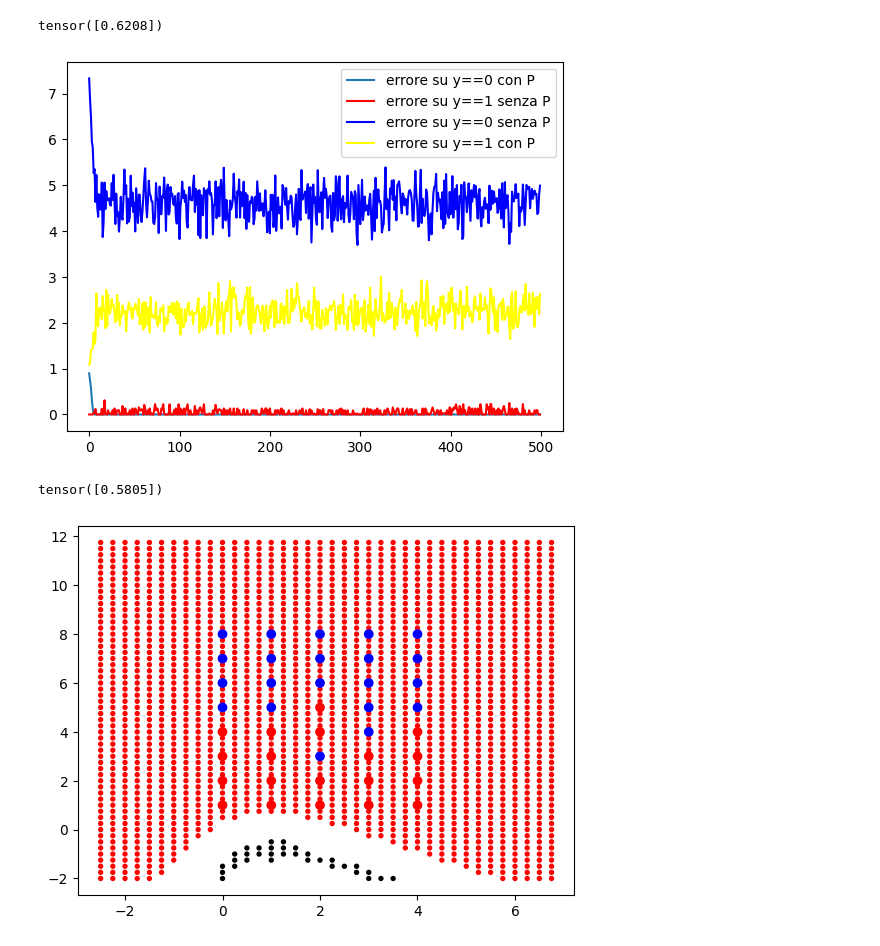
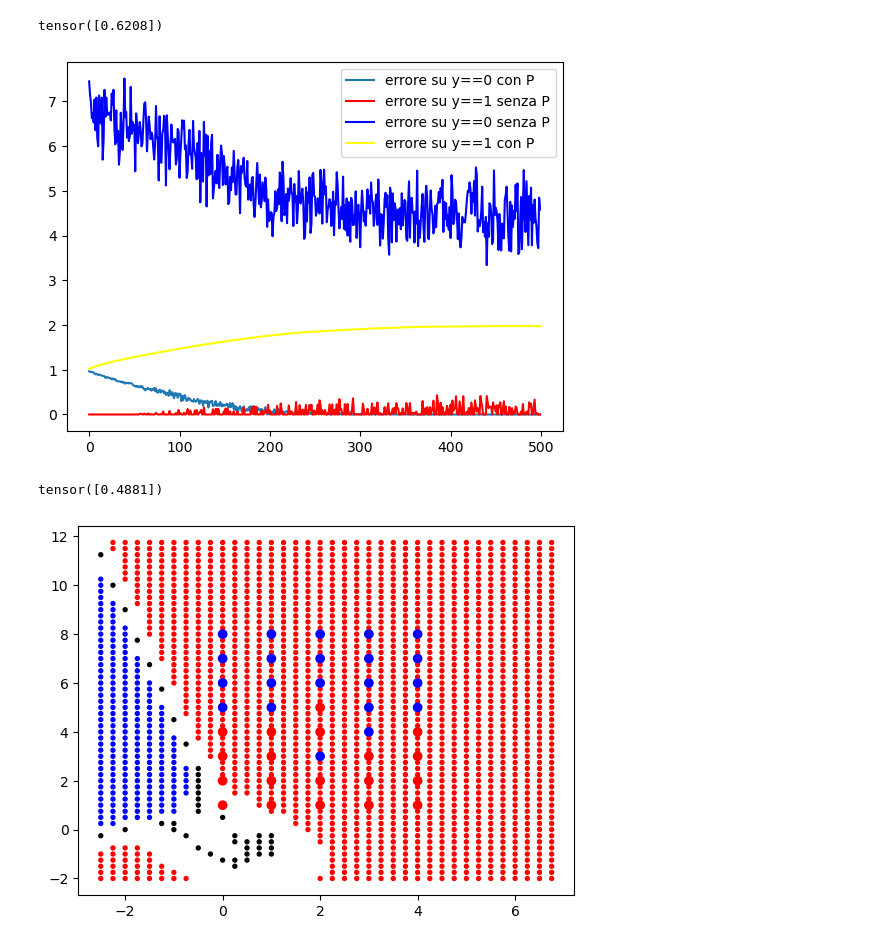
Before and after one commit to PatatoBy/SEAI, a Jupyter notebook: mf_2.4 hinge.ipynb, the cells around one changed output. Drawn from its saved outputs; the diff is of its cells as text; code cells hidden in the pictures.

```diff
--- a/mf_2.4 hinge.ipynb
+++ b/mf_2.4 hinge.ipynb
@@ -237,35 +237,35 @@ tensor([0.6208])
 # %%
 #TRAIN FASE 2
 
 err = []
 err_L1 = []
 err_L2 = []
 err_L1_withP = []
 modello.generate_orthogonal_base(dl1)
 
 
 
 for _ in range(500):
-    e = modello.train(dl0, 'L2',train_W1=True)
+    e = modello.train(dl0, 'L2',train_W1 = False)
     err.append(e)
     e_L1 = modello.test(dl1)
     err_L1.append(e_L1)
     e_L2 = modello.test(dl0)
     err_L2.append(e_L2)
     e_L1_withP = modello.test(dl1,'P')
     err_L1_withP.append(e_L1_withP)
 plt.plot([x for x in range(len(err))], err,label='errore su y==0 con P')
 plt.plot([x for x in range(len(err_L1))], err_L1,label='errore su y==1 senza P',color='red')
 plt.plot([x for x in range(len(err_L2))], err_L2,label='errore su y==0 senza P',color = 'blue')
 plt.plot([x for x in range(len(err_L1_withP))], err_L1_withP,label='errore su y==1 con P',color = 'yellow')
 plt.legend()
 plt.show()
 # %% [output]
-[figure, old version]
+[figure, new version]
 # %%
 print(modello(torch.tensor([0,0], dtype = torch.float)))
 # %% [output]
-tensor([0.5805])
+tensor([0.4881])
 # %%
 #PLOT FASE 2
 
@@ -280,4 +280,4 @@ with torch.no_grad():
 # BLUE -> y == 0 [PUO ENTRARE]
 # WHITE -> indecisione
 # %% [output]
-[figure, old version]
+[figure, new version]
```
Also changed, not shown: 8 other files.
